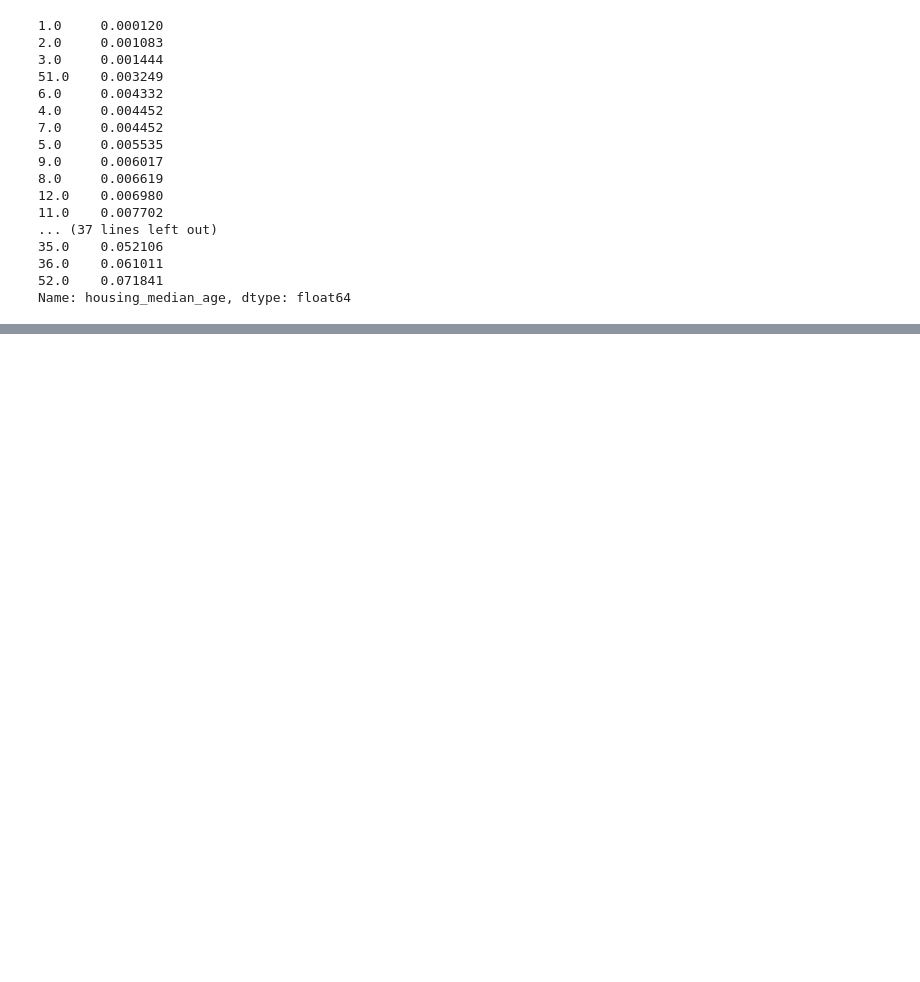
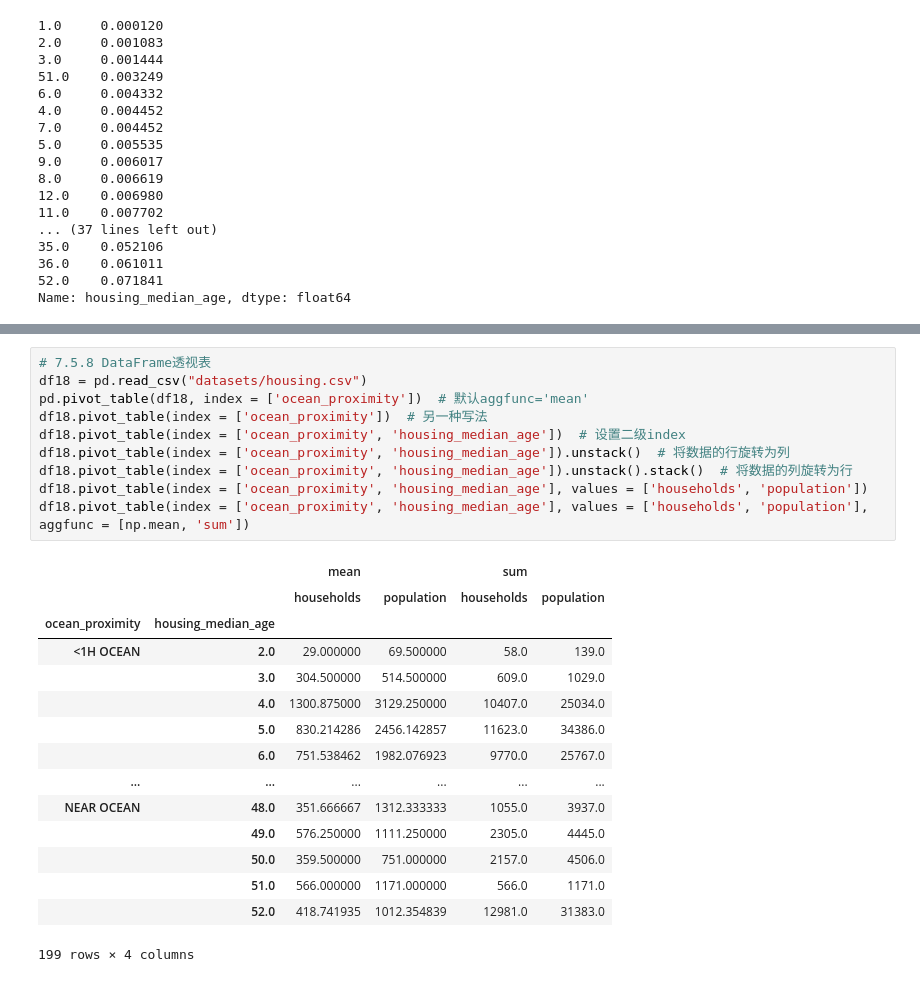
Before and after one commit to Inspritionzzz/jupyter, a Jupyter notebook: pandas_fundamental.ipynb, the cells around one changed output, grey strips where cells are left out. Saved outputs shown, nothing was run; the diff lists cells and outputs as text; blank space fills up the shorter version.

```diff
--- a/pandas_fundamental.ipynb
+++ b/pandas_fundamental.ipynb
@@ -456,0 +524,26 @@ Name: housing_median_age, dtype: float64
+# %%
+# 7.5.8 DataFrame透视表
+df18 = pd.read_csv("datasets/housing.csv")
+pd.pivot_table(df18, index = ['ocean_proximity'])  # 默认aggfunc='mean'
+df18.pivot_table(index = ['ocean_proximity'])  # 另一种写法
+df18.pivot_table(index = ['ocean_proximity', 'housing_median_age'])  # 设置二级index
+df18.pivot_table(index = ['ocean_proximity', 'housing_median_age']).unstack()  # 将数据的行旋转为列
+df18.pivot_table(index = ['ocean_proximity', 'housing_median_age']).unstack().stack()  # 将数据的列旋转为行
+df18.pivot_table(index = ['ocean_proximity', 'housing_median_age'], values = ['households', 'population'])
+df18.pivot_table(index = ['ocean_proximity', 'housing_median_age'], values = ['households', 'population'], aggfunc = [np.mean, 'sum'])
+# %% [output]
+|  |  | mean |  | sum |  |
+|  |  | households | population | households | population |
+| ocean_proximity | housing_median_age |  |  |  |  |
+| <1H OCEAN | 2.0 | 29.000000 | 69.500000 | 58.0 | 139.0 |
+|  | 3.0 | 304.500000 | 514.500000 | 609.0 | 1029.0 |
+|  | 4.0 | 1300.875000 | 3129.250000 | 10407.0 | 25034.0 |
+|  | 5.0 | 830.214286 | 2456.142857 | 11623.0 | 34386.0 |
+|  | 6.0 | 751.538462 | 1982.076923 | 9770.0 | 25767.0 |
+| ... | ... | ... | ... | ... | ... |
+| NEAR OCEAN | 48.0 | 351.666667 | 1312.333333 | 1055.0 | 3937.0 |
+|  | 49.0 | 576.250000 | 1111.250000 | 2305.0 | 4445.0 |
+|  | 50.0 | 359.500000 | 751.000000 | 2157.0 | 4506.0 |
+|  | 51.0 | 566.000000 | 1171.000000 | 566.0 | 1171.0 |
+|  | 52.0 | 418.741935 | 1012.354839 | 12981.0 | 31383.0 |
+199 rows × 4 columns
```
Also changed, not shown: parts of 14 cells of this notebook, 6 other files.
